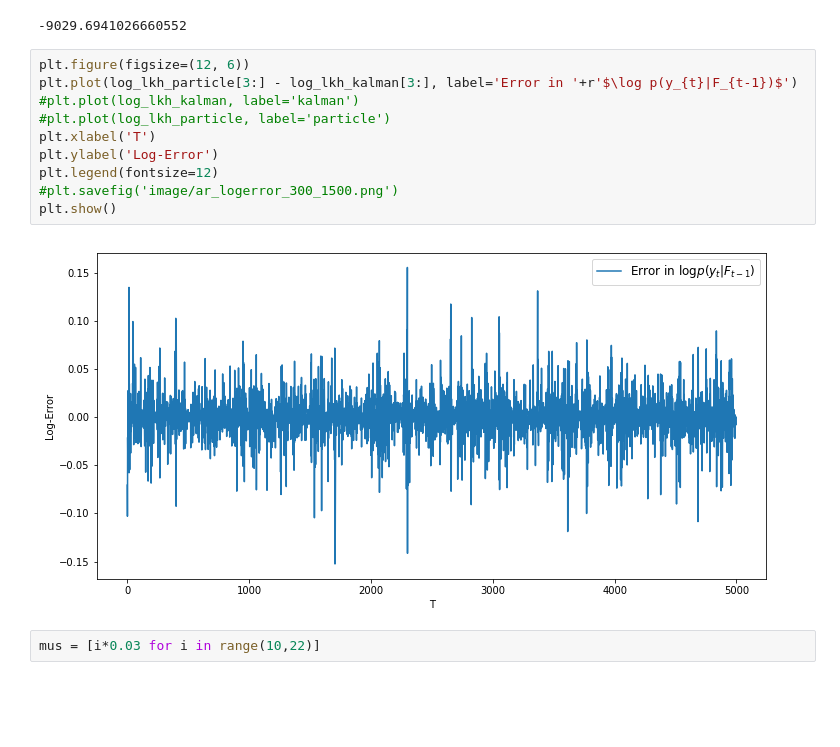
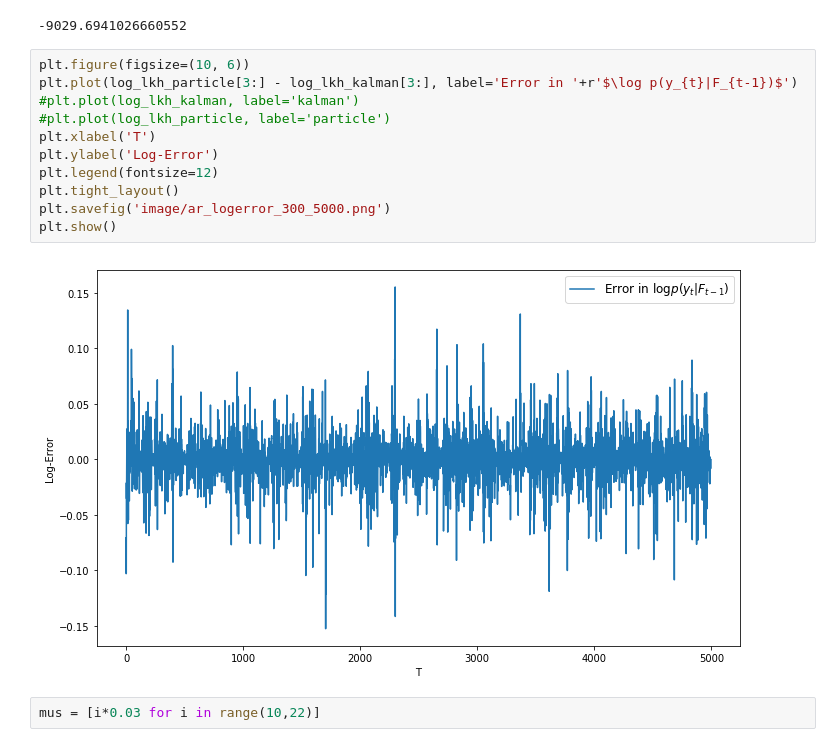
Before and after one commit to WensiDING/Particle-filters-for-Continuous-likelihood-evaluation-and-maximisation, a Jupyter notebook: AR1_Performance.ipynb, the cells around one changed output. Cells and saved outputs as stored; diff of their text form; blank space fills up the shorter version.

Commit message:
new images

```diff
--- a/AR1_Performance.ipynb
+++ b/AR1_Performance.ipynb
@@ -81,17 +81,18 @@ sum(log_lkh_particle)
 # %% [output]
 -9029.6941026660552
 # %%
-plt.figure(figsize=(12, 6))
+plt.figure(figsize=(10, 6))
 plt.plot(log_lkh_particle[3:] - log_lkh_kalman[3:], label='Error in '+r'$\log p(y_{t}|F_{t-1})$')
 #plt.plot(log_lkh_kalman, label='kalman')
 #plt.plot(log_lkh_particle, label='particle')
 plt.xlabel('T')
 plt.ylabel('Log-Error')
 plt.legend(fontsize=12)
-#plt.savefig('image/ar_logerror_300_1500.png')
+plt.tight_layout()
+plt.savefig('image/ar_logerror_300_5000.png')
 plt.show()
 # %% [output]
-[figure, old version]
+[figure, new version]
 # %%
 mus = [i*0.03 for i in range(10,22)]
 # %%
```
Also changed, not shown: parts of 6 cells of this notebook, 8 other files.
